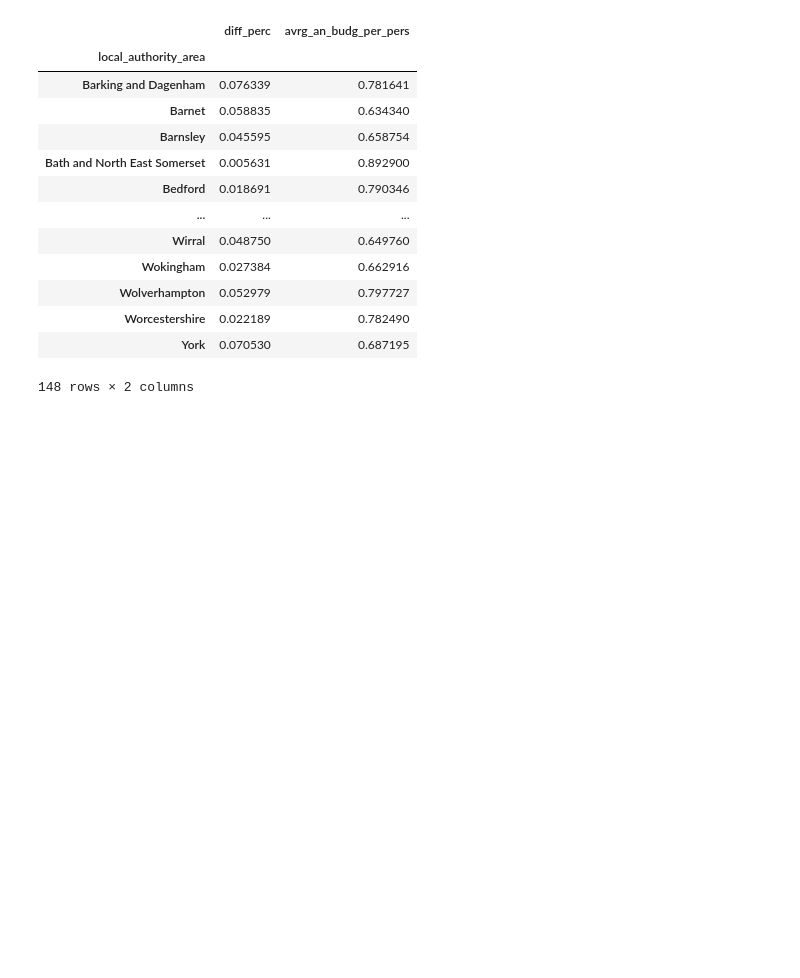
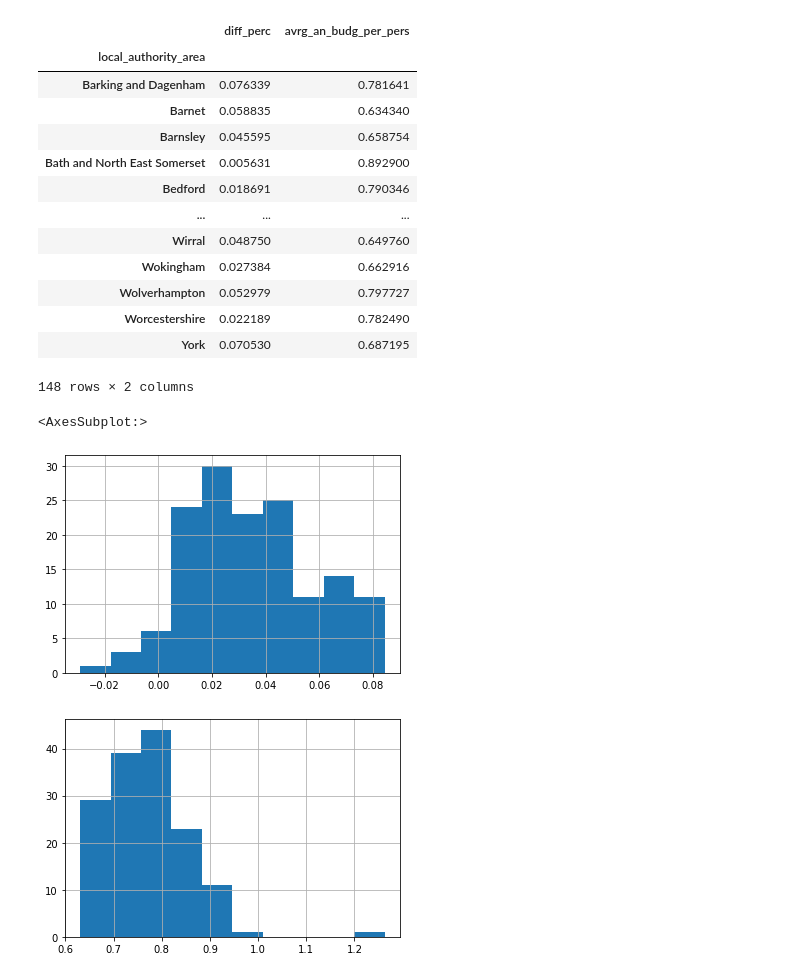
Before and after one commit to DaphneBdn/QM_coursework1, a Jupyter notebook: Coursework1_Analysis_code.ipynb, the cells around one changed output. Saved outputs shown, nothing was run; the diff lists cells and outputs as text; code cells hidden in the pictures; blank space fills up the shorter version.

```diff
--- a/Coursework1_Analysis_code.ipynb
+++ b/Coursework1_Analysis_code.ipynb
@@ -509,3 +510,16 @@ df1
 | Worcestershire | 0.022189 | 0.782490 |
 | York | 0.070530 | 0.687195 |
 148 rows × 2 columns
+# %%
+
+plt.figure(1)
+df1['diff_perc'].hist()
+
+plt.figure(2)
+df1['avrg_an_budg_per_pers'].hist()
+
+#looking at the graphs the data does not seem to have a normal distribution
+# %% [output]
+<AxesSubplot:>
+[figure, added]
+[figure, added]
```
Also changed, not shown: parts of 24 cells of this notebook.
